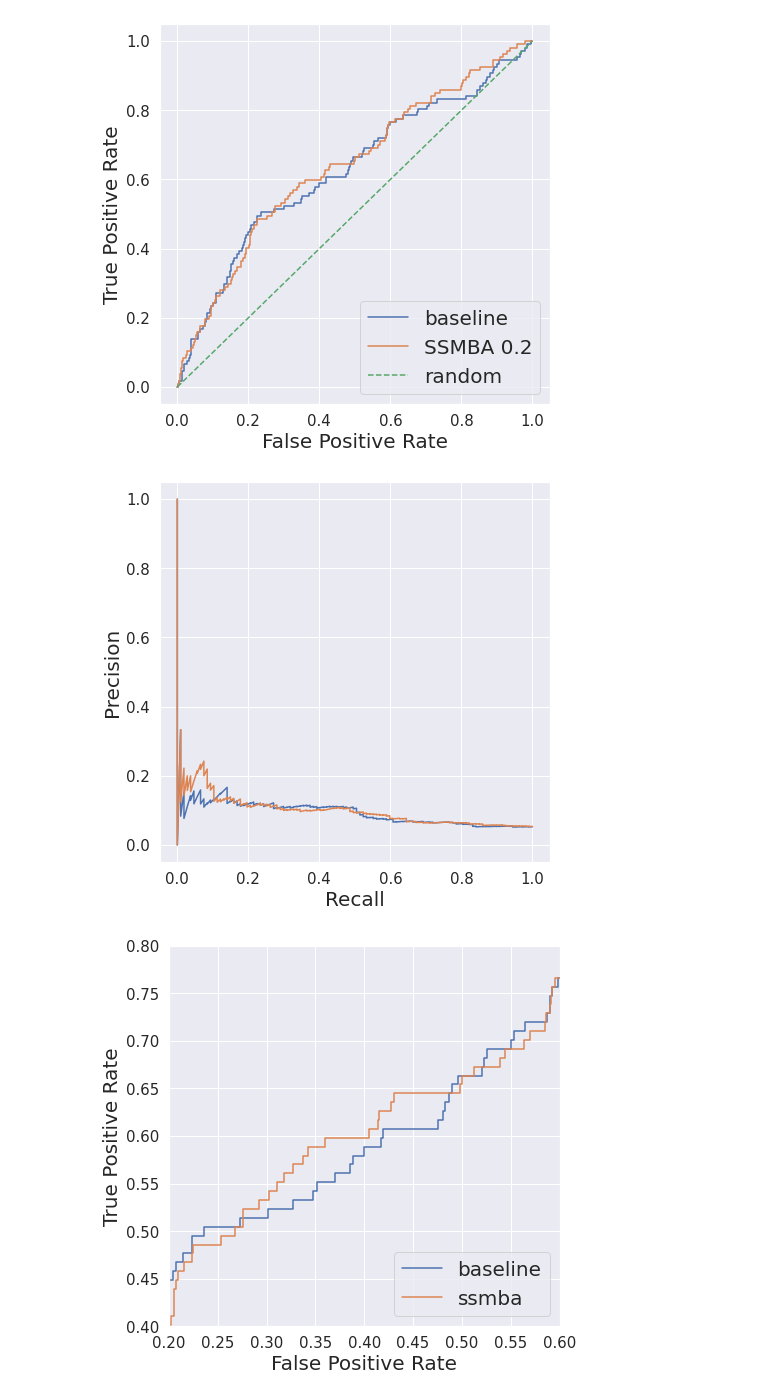
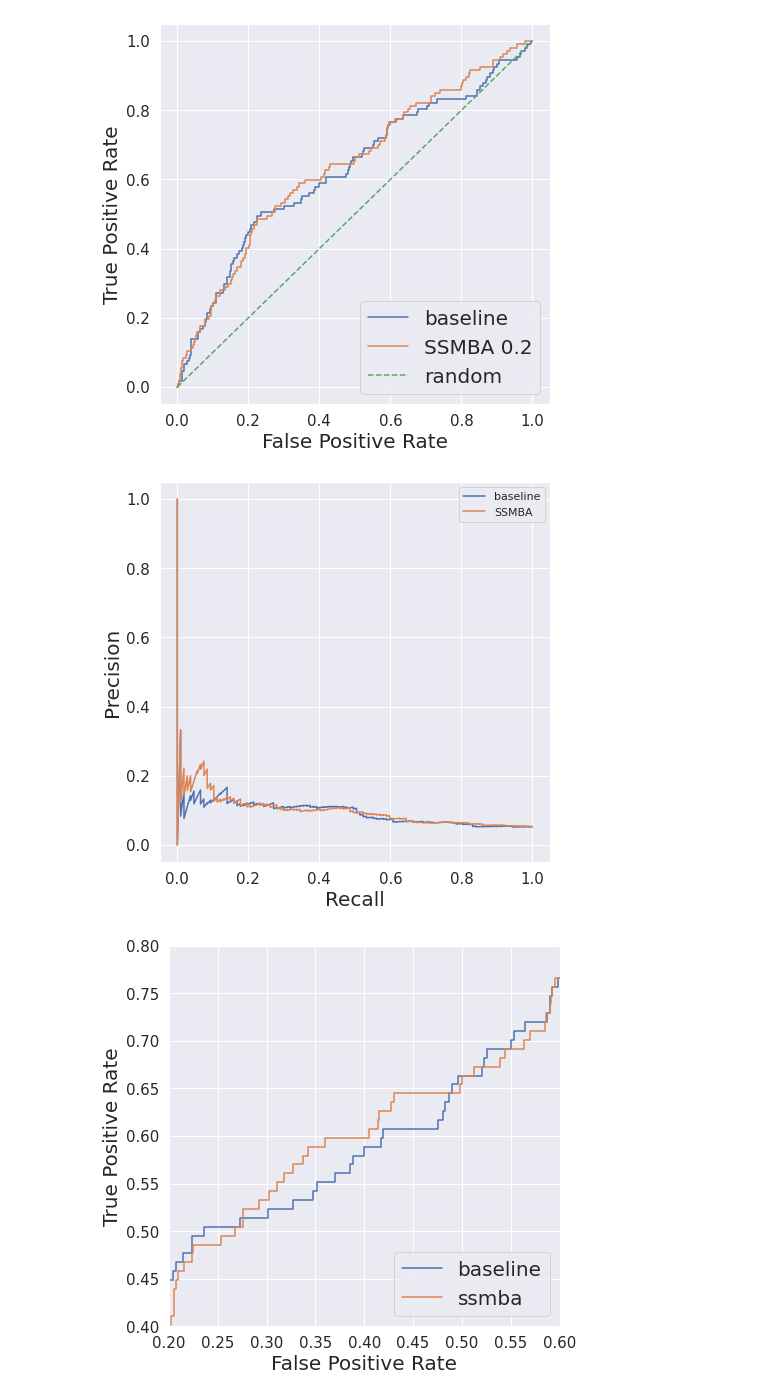
Before and after one commit to annabelng/bioSSMBA, a Jupyter notebook: notebooks/evaluation.ipynb, the cells around one changed output. Cells and saved outputs as stored; diff of their text form; code cells hidden in the pictures.

```diff
--- a/evaluation.ipynb
+++ b/notebooks/evaluation.ipynb
@@ -208,15 +250,16 @@ plt.show()
 # %%
 sns.set_style('white')
 sns.set(rc={'figure.figsize':(7,7)})
 plt.plot(brec, bprec, label = 'baseline')
 plt.plot(srec, sprec, label = 'SSMBA')
 plt.xlabel("Recall", fontsize=20)
 plt.xticks(fontsize=15)
 plt.ylabel("Precision", fontsize=20)
 plt.yticks(fontsize=15)
+plt.legend()
 plt.show()
 # %% [output]
-[figure, old version]
+[figure, new version]
 # %%
 sns.set_style('whitegrid')
 sns.despine()
```
Also changed, not shown: parts of 7 cells of this notebook, 12 other files.
